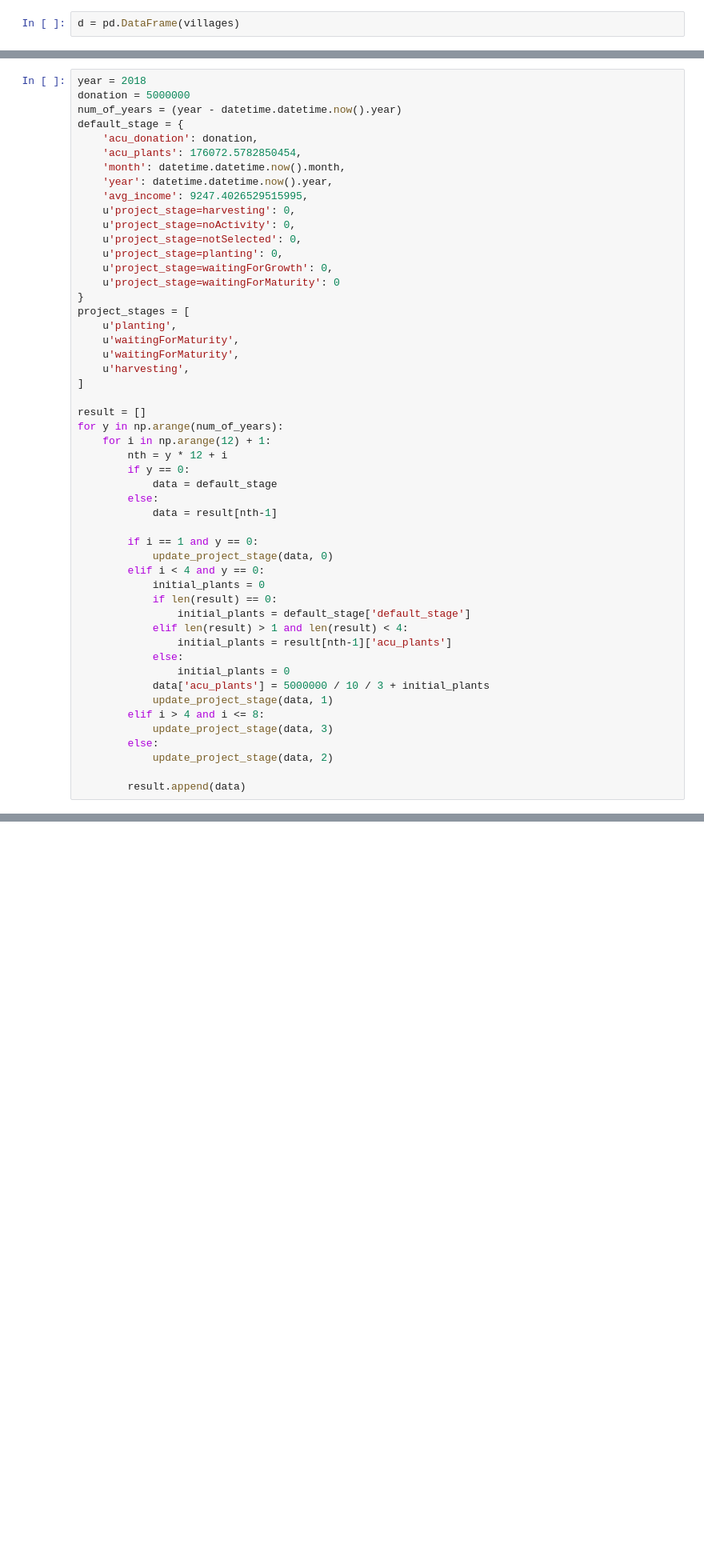
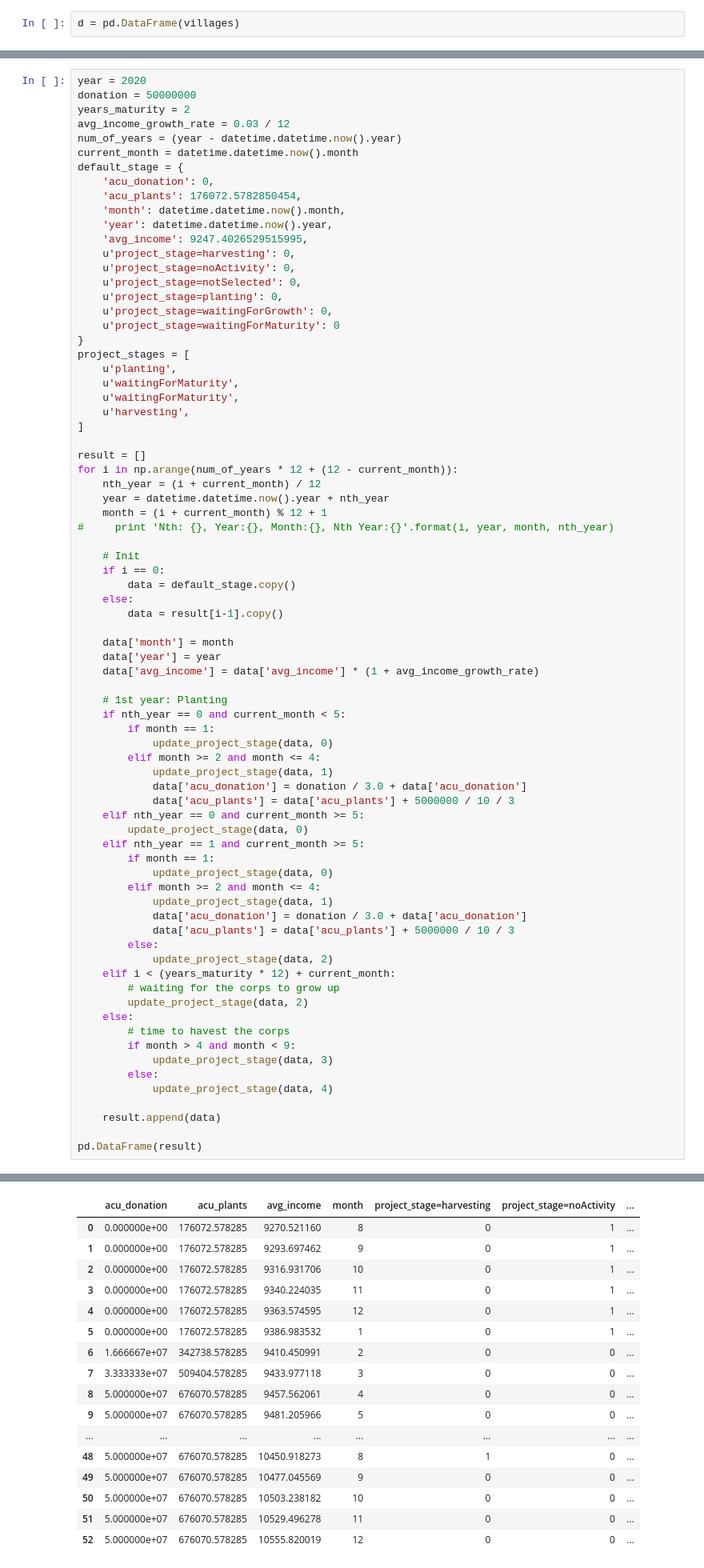
Before and after one commit to impact-learning/demo_backend, a Jupyter notebook: ML.ipynb, the cells around one changed output, grey strips where cells are left out. Shown at 80% size. Drawn from its saved outputs; the diff is of its cells as text; blank space fills up the shorter version.

```diff
--- a/ML.ipynb
+++ b/ML.ipynb
@@ -624,11 +661,14 @@ def update_project_stage(data, stage):
         data[u'project_stage=waitingForGrowth'] = 1
         data[u'project_stage=waitingForMaturity'] = 0
 # %%
-year = 2018
-donation = 5000000
+year = 2020
+donation = 50000000
+years_maturity = 2
+avg_income_growth_rate = 0.03 / 12
 num_of_years = (year - datetime.datetime.now().year)
+current_month = datetime.datetime.now().month
 default_stage = {
-    'acu_donation': donation,
+    'acu_donation': 0,
     'acu_plants': 176072.5782850454,
     'month': datetime.datetime.now().month,
     'year': datetime.datetime.now().year,
@@ -648,30 +688,52 @@ project_stages = [
 ]
 
 result = []
-for y in np.arange(num_of_years):
-    for i in np.arange(12) + 1:
-        nth = y * 12 + i
-        if y == 0:
-            data = default_stage
+for i in np.arange(num_of_years * 12 + (12 - current_month)):
+    nth_year = (i + current_month) / 12
+    year = datetime.datetime.now().year + nth_year
+    month = (i + current_month) % 12 + 1
+#     print 'Nth: {}, Year:{}, Month:{}, Nth Year:{}'.format(i, year, month, nth_year)
+
+    # Init
+    if i == 0:
+        data = default_stage.copy()
+    else:
+        data = result[i-1].copy()
+
+    data['month'] = month
+    data['year'] = year
+    data['avg_income'] = data['avg_income'] * (1 + avg_income_growth_rate)
+
+    # 1st year: Planting
+    if nth_year == 0 and current_month < 5:
+        if month == 1:
+            update_project_stage(data, 0)
+        elif month >= 2 and month <= 4:
+            update_project_stage(data, 1)
+            data['acu_donation'] = donation / 3.0 + data['acu_donation']
+            data['acu_plants'] = data['acu_plants'] + 5000000 / 10 / 3
+    elif nth_year == 0 and current_month >= 5:
+        update_project_stage(data, 0)
+    elif nth_year == 1 and current_month >= 5:
+        if month == 1:
+            update_project_stage(data, 0)
+        elif month >= 2 and month <= 4:
+            update_project_stage(data, 1)
+            data['acu_donation'] = donation / 3.0 + data['acu_donation']
+            data['acu_plants'] = data['acu_plants'] + 5000000 / 10 / 3
         else:
-            data = result[nth-1]
-
-        if i == 1 and y == 0:
-            update_project_stage(data, 0)
-        elif i < 4 and y == 0:
-            initial_plants = 0
-            if len(result) == 0:
-                initial_plants = default_stage['default_stage']
-            elif len(result) > 1 and len(result) < 4:
-                initial_plants = result[nth-1]['acu_plants']
-            else:
-                initial_plants = 0
-            data['acu_plants'] = 5000000 / 10 / 3 + initial_plants
-            update_project_stage(data, 1)
-        elif i > 4 and i <= 8:
+            update_project_stage(data, 2)
+    elif i < (years_maturity * 12) + current_month:
+        # waiting for the corps to grow up
+        update_project_stage(data, 2)
+    else:
+        # time to havest the corps
+        if month > 4 and month < 9:
             update_project_stage(data, 3)
         else:
-            update_project_stage(data, 2)
+            update_project_stage(data, 4)
 
-        result.append(data)
+    result.append(data)
+
+pd.DataFrame(result)
 # %% [output]
@@ -678,0 +740,17 @@ IndexError: list index out of range
+|  | acu_donation | acu_plants | avg_income | month | project_stage=harvesting | project_stage=noActivity | ... |
+| 0 | 0.000000e+00 | 176072.578285 | 9270.521160 | 8 | 0 | 1 | ... |
+| 1 | 0.000000e+00 | 176072.578285 | 9293.697462 | 9 | 0 | 1 | ... |
+| 2 | 0.000000e+00 | 176072.578285 | 9316.931706 | 10 | 0 | 1 | ... |
+| 3 | 0.000000e+00 | 176072.578285 | 9340.224035 | 11 | 0 | 1 | ... |
+| 4 | 0.000000e+00 | 176072.578285 | 9363.574595 | 12 | 0 | 1 | ... |
+| 5 | 0.000000e+00 | 176072.578285 | 9386.983532 | 1 | 0 | 1 | ... |
+| 6 | 1.666667e+07 | 342738.578285 | 9410.450991 | 2 | 0 | 0 | ... |
+| 7 | 3.333333e+07 | 509404.578285 | 9433.977118 | 3 | 0 | 0 | ... |
+| 8 | 5.000000e+07 | 676070.578285 | 9457.562061 | 4 | 0 | 0 | ... |
+| 9 | 5.000000e+07 | 676070.578285 | 9481.205966 | 5 | 0 | 0 | ... |
+| ... | ... | ... | ... | ... | ... | ... | ... |
+| 48 | 5.000000e+07 | 676070.578285 | 10450.918273 | 8 | 1 | 0 | ... |
+| 49 | 5.000000e+07 | 676070.578285 | 10477.045569 | 9 | 0 | 0 | ... |
+| 50 | 5.000000e+07 | 676070.578285 | 10503.238182 | 10 | 0 | 0 | ... |
+| 51 | 5.000000e+07 | 676070.578285 | 10529.496278 | 11 | 0 | 0 | ... |
+| 52 | 5.000000e+07 | 676070.578285 | 10555.820019 | 12 | 0 | 0 | ... |
```
Also changed, not shown: parts of 33 cells of this notebook, 8 other files.
